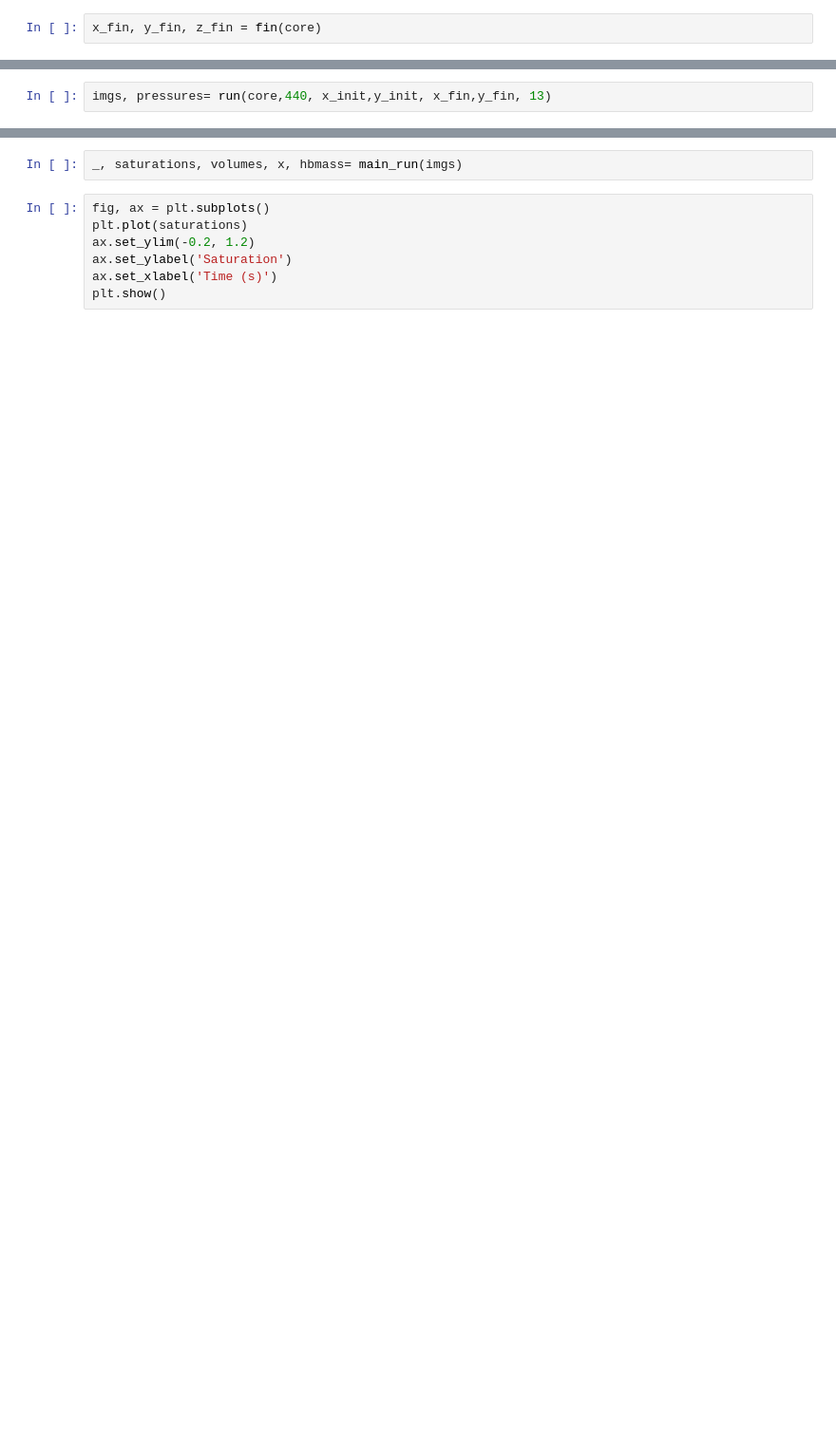
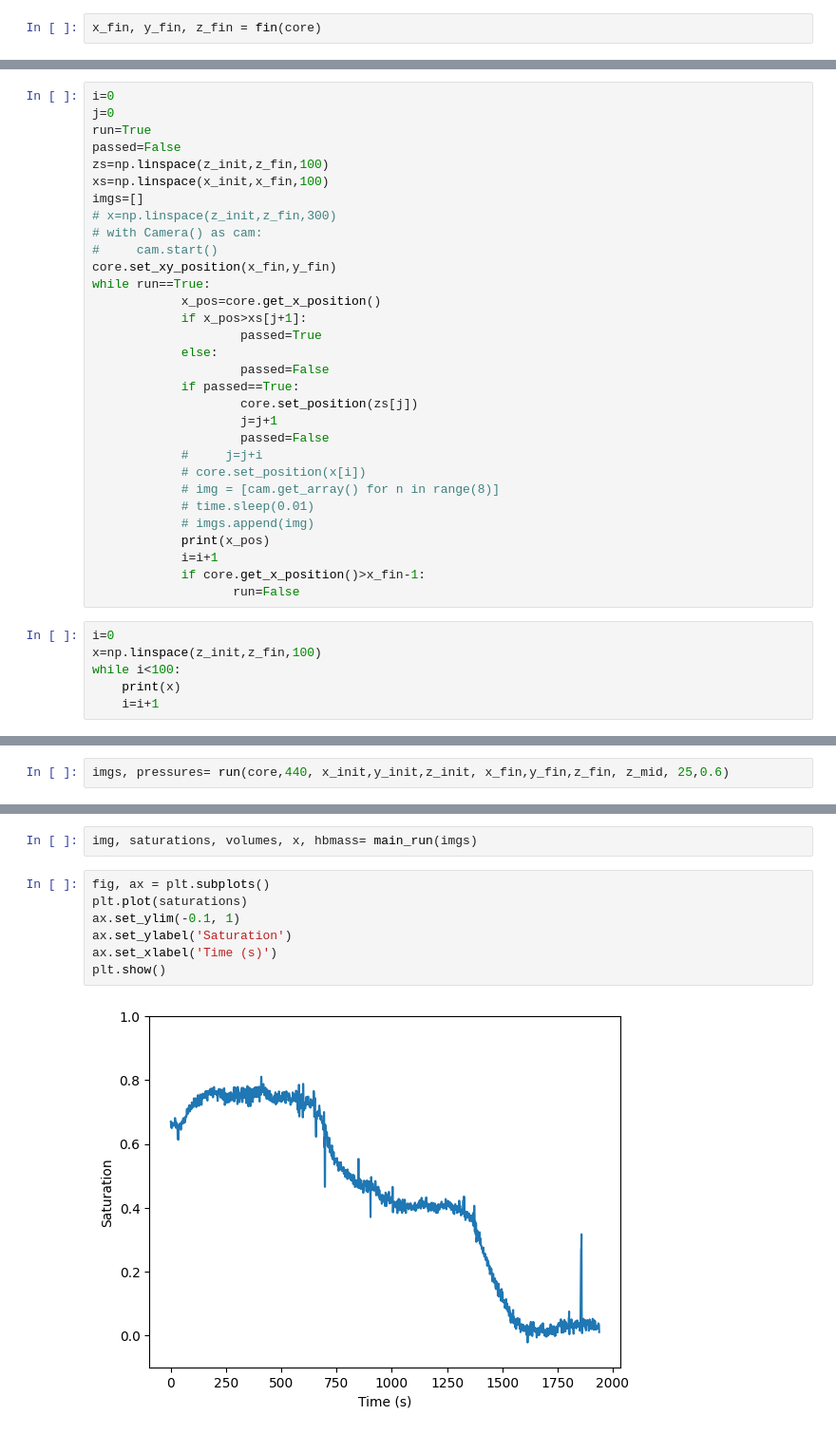
Before and after one commit to dillonwilliams890/Single_Cell_Tracking, a Jupyter notebook: track_live_main.ipynb, the cells around one changed output, grey strips where cells are left out. Shown at 95% size. Drawn from its saved outputs; the diff is of its cells as text; blank space fills up the shorter version.

Commit message:
Improved Focus Adjustment
Improved the z movement to find the closest index in the x location array rather than just iterate through

```diff
--- a/track_live_main.ipynb
+++ b/track_live_main.ipynb
@@ -12 +195,38 @@ x_fin, y_fin, z_fin = fin(core)
+# %%
+i=0
+j=0
+run=True
+passed=False
+zs=np.linspace(z_init,z_fin,100)
+xs=np.linspace(x_init,x_fin,100)
+imgs=[]
+# x=np.linspace(z_init,z_fin,300)
+# with Camera() as cam:
+#     cam.start()
+core.set_xy_position(x_fin,y_fin)
+while run==True:
+            x_pos=core.get_x_position()
+            if x_pos>xs[j+1]:
+                    passed=True
+            else:
+                    passed=False
+            if passed==True:
+                    core.set_position(zs[j])
+                    j=j+1
+                    passed=False
+            #     j=j+i
+            # core.set_position(x[i])
+            # img = [cam.get_array() for n in range(8)]
+            # time.sleep(0.01)
+            # imgs.append(img)
+            print(x_pos)
+            i=i+1
+            if core.get_x_position()>x_fin-1:
+                   run=False
+# %%
+i=0
+x=np.linspace(z_init,z_fin,100)
+while i<100:
+    print(x)
+    i=i+1
 # %%
@@ -14,2 +234,2 @@ set_to_start(core,440,x_init,y_init)
 # %%
-imgs, pressures= run(core,440, x_init,y_init, x_fin,y_fin, 13)
+imgs, pressures= run(core,440, x_init,y_init,z_init, x_fin,y_fin,z_fin, z_mid, 25,0.6)
@@ -22,9 +463,11 @@ veiw(imgs)
 # %%
-_, saturations, volumes, x, hbmass= main_run(imgs)
+img, saturations, volumes, x, hbmass= main_run(imgs)
 # %%
 fig, ax = plt.subplots()
 plt.plot(saturations)
-ax.set_ylim(-0.2, 1.2)
+ax.set_ylim(-0.1, 1)
 ax.set_ylabel('Saturation')
 ax.set_xlabel('Time (s)')
 plt.show()
+# %% [output]
+[figure, added]
```
Also changed, not shown: parts of 24 cells of this notebook, 1 other file.
